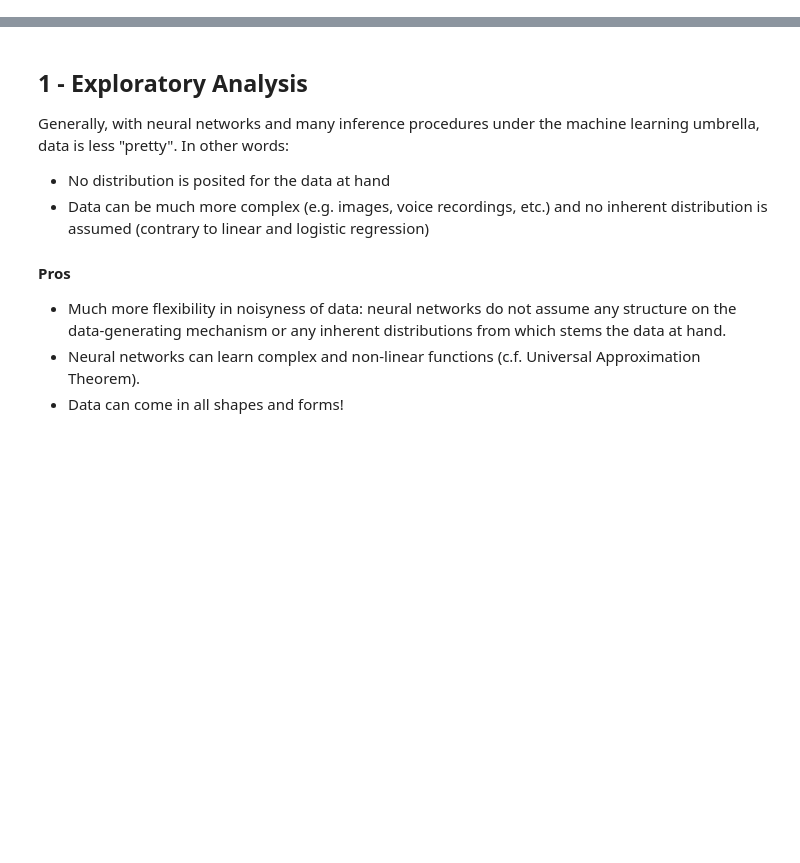
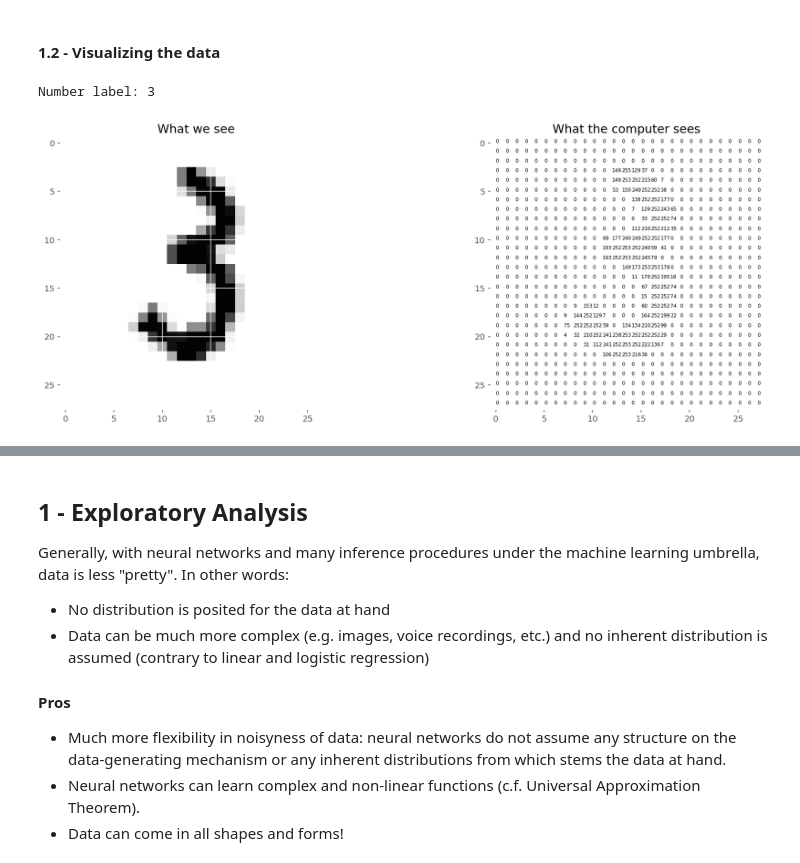
Before and after one commit to LarryShamalama/PHDS-Intro-to-NN, a Jupyter notebook: tutorial.ipynb, the cells around one changed output, grey strips where cells are left out. Drawn from its saved outputs; the diff is of its cells as text; code cells hidden in the pictures; blank space fills up the shorter version.

```diff
--- a/tutorial.ipynb
+++ b/tutorial.ipynb
@@ -17,0 +31,20 @@ plt.style.use('ggplot')
+# %% [markdown]
+#### 1.2 - Visualizing the data
+# %%
+index = 1234 # between 0 and 60000
+# %%
+print('Number label: ' + str(y_train[index]))
+fig = plt.figure(figsize=(17, 6))
+ax1 = fig.add_subplot(121)
+ax1 = plt.imshow(x_train[index], cmap='Greys')
+ax1 = plt.title('What we see')
+ax2 = fig.add_subplot(122)
+ax2 = plt.imshow(np.zeros_like(x_train[index]), cmap='Greys')
+for i in range(28):
+    for j in range(28):
+        digit = x_train[index][i][j]
+        ax2 = plt.text(j, i, x_train[index][i][j], fontsize=6)
+ax2 = plt.title('What the computer sees')
+# %% [output]
+Number label: 3
+[figure, added]
```
Also changed, not shown: parts of 34 cells of this notebook, 1 other file.
